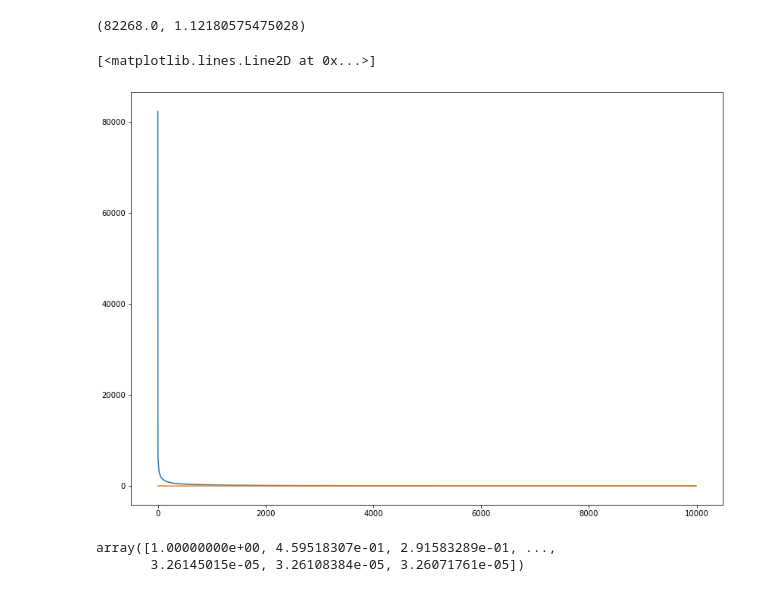
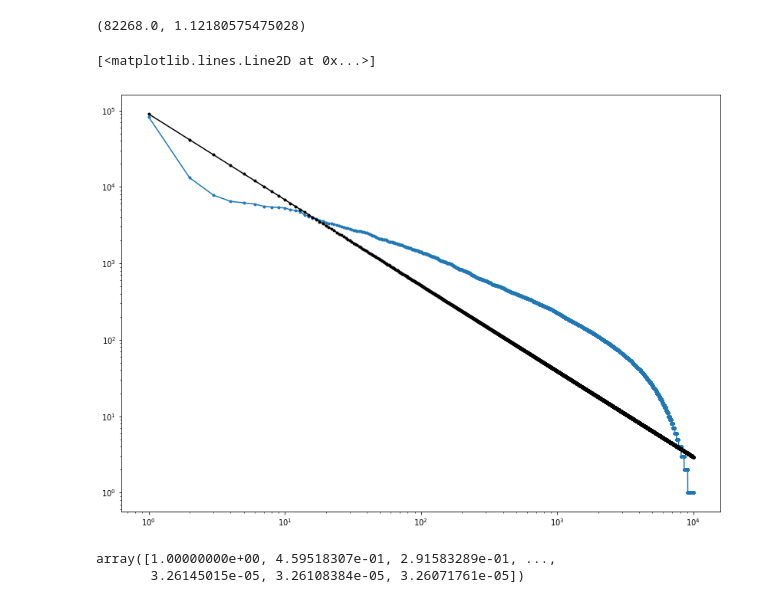
Before and after one commit to gaspa93/OSS-2018, a Jupyter notebook: Extract Global Statistics.ipynb, the cells around one changed output. Saved outputs shown, nothing was run; the diff lists cells and outputs as text; code cells hidden in the pictures.

Commit message:
added correct fitted power law

```diff
--- a/Extract Global Statistics.ipynb
+++ b/Extract Global Statistics.ipynb
@@ -330,14 +310,16 @@ powerLaw(sample_rank.values, np.array(x_axis))
 # %% [output]
 (82268.0, 1.12180575475028)
 # %%
-powerlaw = pow(np.array(x_axis), -1.12180575475028)
+powerlaw = 9*10**4*pow(np.array(x_axis), -1.12180575475028)
 # %%
 plt.figure(figsize=(14, 10))
-plt.plot(sample_rank.values)
-plt.plot(powerlaw, color='k', linestyle='--')
+
+x_axis = range(1, len(sample_rank)+1)
+plt.loglog(x_axis, sample_rank.values, marker=".", label='empirical data')
+plt.loglog(x_axis, powerlaw, marker=".", label='best fit', color='black')
 # %% [output]
 [<matplotlib.lines.Line2D at 0x...>]
-[figure, old version]
+[figure, new version]
 # %%
 powerlaw
 # %% [output]
```
Also changed, not shown: parts of 4 cells of this notebook, 2 other files.
